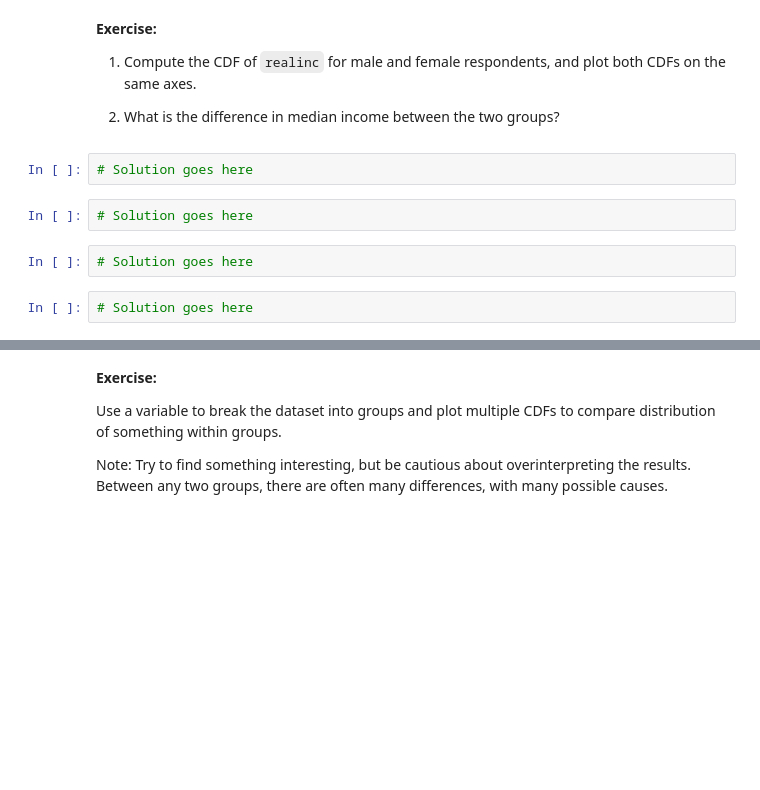
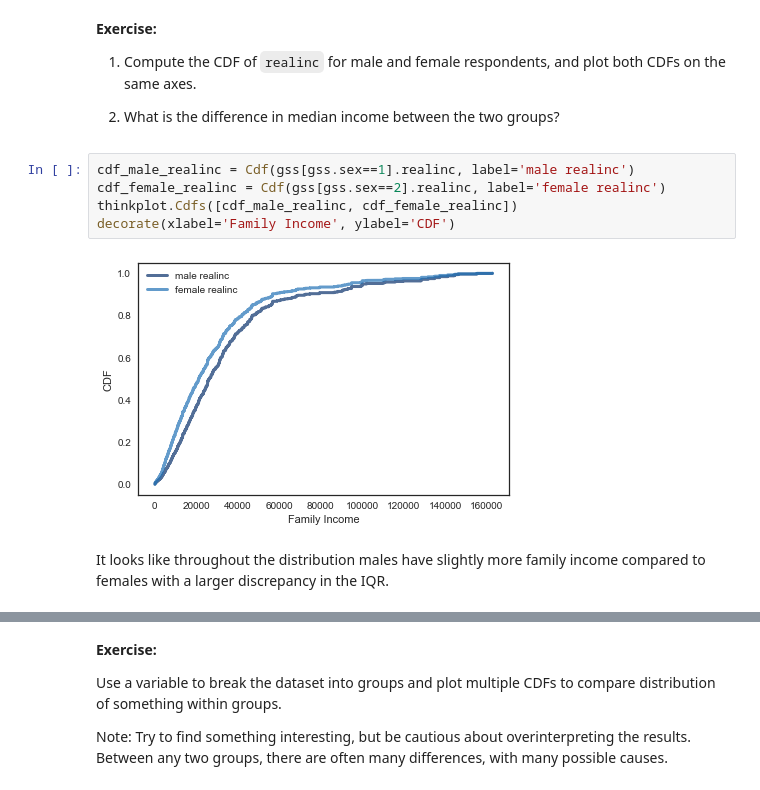
Before and after one commit to coverney/ThinkStats2, a Jupyter notebook: homeworks/homework01.ipynb, the cells around one changed output, grey strips where cells are left out. Drawn from its saved outputs; the diff is of its cells as text; blank space fills up the shorter version.

```diff
--- a/homeworks/homework01.ipynb
+++ b/homeworks/homework01.ipynb
@@ -458,11 +496,12 @@ decorate(xlabel='Age of First Marriage', ylabel='Pmf')
 1. Compute the CDF of `realinc` for male and female respondents, and plot both CDFs on the same axes.
 
 2. What is the difference in median income between the two groups?
-# %%
-# Solution goes here
-# %%
-# Solution goes here
-# %%
-# Solution goes here
-# %%
-# Solution goes here
+# %%
+cdf_male_realinc = Cdf(gss[gss.sex==1].realinc, label='male realinc')
+cdf_female_realinc = Cdf(gss[gss.sex==2].realinc, label='female realinc')
+thinkplot.Cdfs([cdf_male_realinc, cdf_female_realinc])
+decorate(xlabel='Family Income', ylabel='CDF')
+# %% [output]
+[figure, added]
+# %% [markdown]
+It looks like throughout the distribution males have slightly more family income compared to females with a larger discrepancy in the IQR.
```
Also changed, not shown: parts of 37 cells of this notebook.
